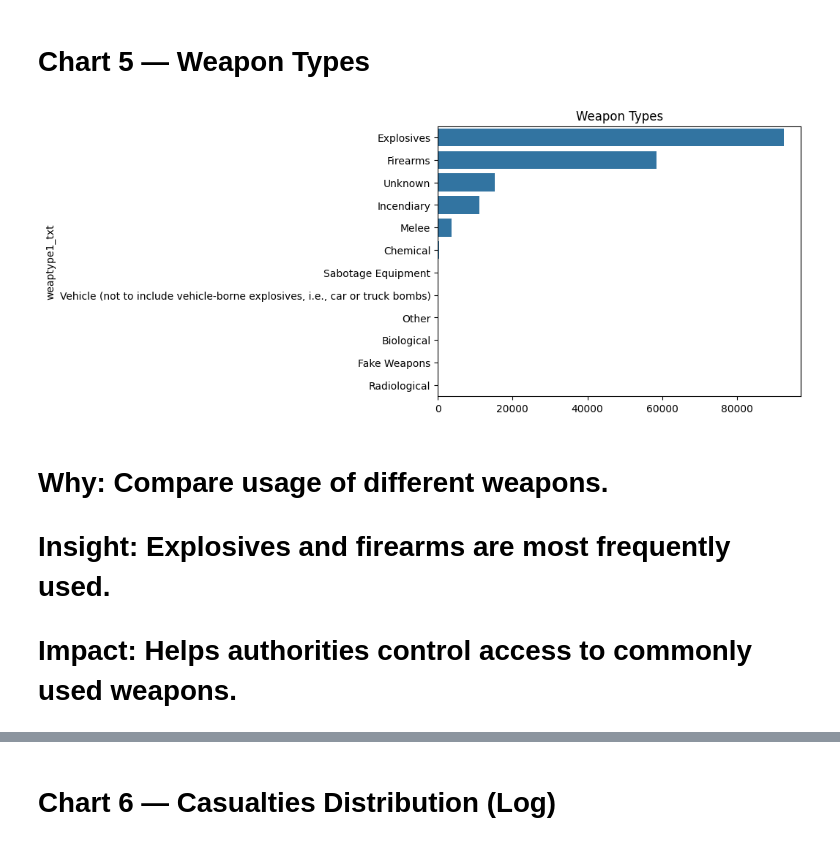
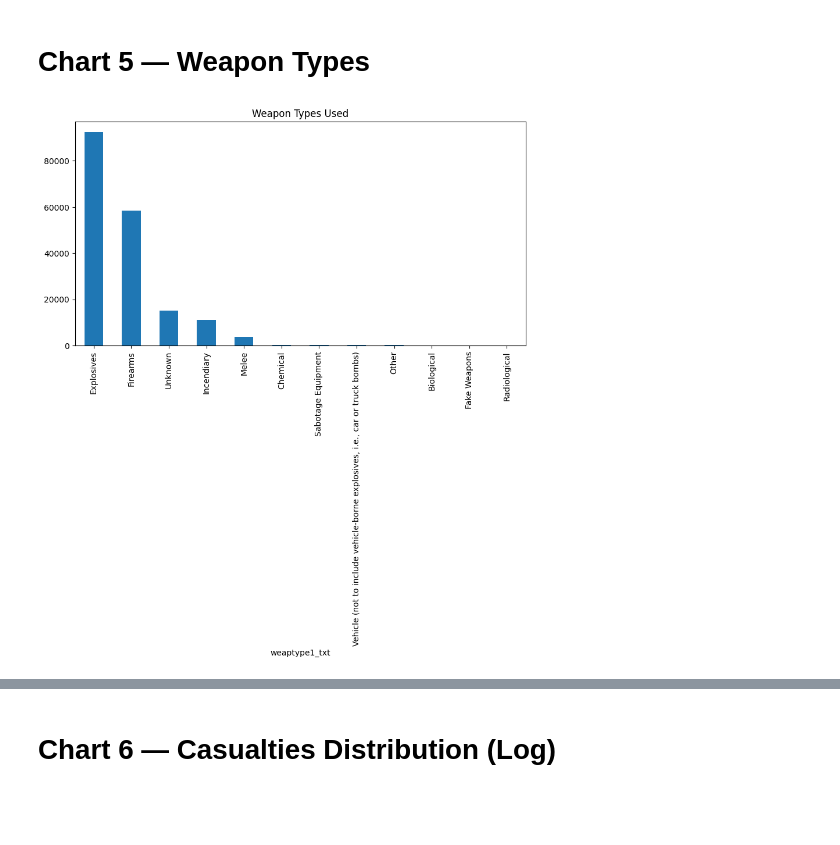
Before and after one commit to artreas/DATA_SCEINCE_ASSIGNMENT, a Jupyter notebook: Global_Terrorism_Data_Analysis.ipynb, the cells around one changed output, grey strips where cells are left out. Drawn from its saved outputs; the diff is of its cells as text; code cells hidden in the pictures; blank space fills up the shorter version.

```diff
--- a/Global_Terrorism_Data_Analysis.ipynb
+++ b/Global_Terrorism_Data_Analysis.ipynb
@@ -70,5 +82,4 @@ import seaborn as sns
 # %% [markdown]
 **LOAD DATASET**
 # %%
-df = pd.read_csv("Global Terrorism Data.csv", encoding='latin1')
-df.head()
+df = pd.read_csv('/content/Global Terrorism Data.csv', encoding='latin1')
@@ -256,11 +266,22 @@ casualties 345
 # %% [markdown]
 **Data Wrangling Code**
 # %%
+# Rename columns for better readability
 df.rename(columns={'nkill':'kill','nwound':'wound'}, inplace=True)
 
+# Select only relevant columns
 df = df[['iyear','imonth','country_txt','region_txt',
          'attacktype1_txt','weaptype1_txt','kill','wound']]
 
-df = df.fillna(0)
+# Handle missing values (only numeric columns)
+df['kill'] = df['kill'].fillna(0)
+df['wound'] = df['wound'].fillna(0)
 
+# Drop remaining null values (if any)
+df.dropna(inplace=True)
+
+# Create new feature: total casualties
 df['casualties'] = df['kill'] + df['wound']
+
+# Final check
+df.head()
@@ -369,13 +422,8 @@ plt.show()
 # %% [markdown]
 # Chart 5 — Weapon Types
 # %%
-sns.barplot(x=df['weaptype1_txt'].value_counts().values,
-            y=df['weaptype1_txt'].value_counts().index)
-plt.title("Weapon Types")
+df['weaptype1_txt'].value_counts().plot(kind='bar', figsize=(10,5))
+plt.title("Weapon Types Used")
 plt.show()
 # %% [output]
-[figure, old version]
+[figure, new version]
-# %% [markdown]
-# Why: Compare usage of different weapons.
-# Insight: Explosives and firearms are most frequently used.
-# Impact: Helps authorities control access to commonly used weapons.
```
Also changed, not shown: parts of 85 cells of this notebook.
